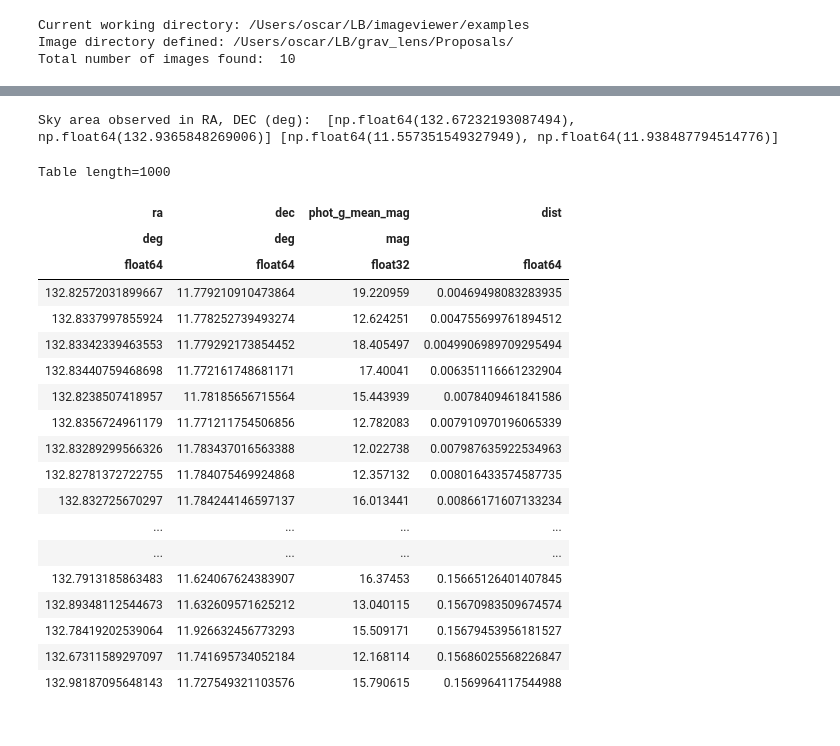
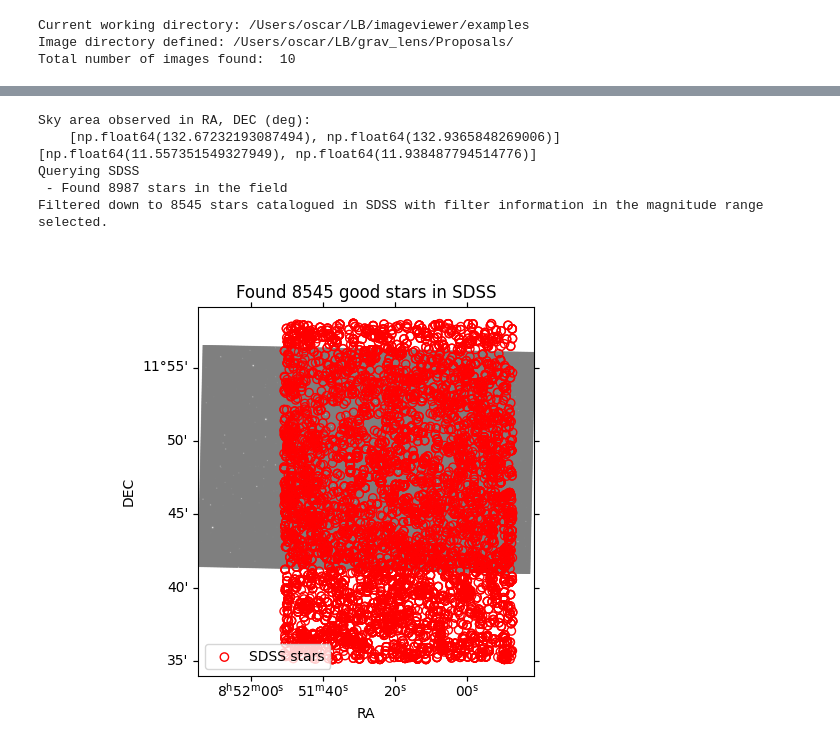
Before and after one commit to oscar-s-p/imageviewer, a Jupyter notebook: examples/photometry.ipynb, the cells around one changed output, grey strips where cells are left out. Cells and saved outputs as stored; diff of their text form; code cells hidden in the pictures.

```diff
--- a/examples/photometry.ipynb
+++ b/examples/photometry.ipynb
@@ -43,33 +65,18 @@ Total number of images found:  10
 # %%
 return_table = imgvw.get_catalogue(iv.df_files['path'].iloc[2],
-                                catalogue = 'Gaia',
+                                catalogue = 'SDSS',
                                 filter = ['g', 'r', 'i'],
-                                mag_range = (1,20),
-                                print_info = True)
+                                mag_range = (10,26),
+                                print_info = True,
+                                plot = True)
 # %% [output]
-Sky area observed in RA, DEC (deg):  [np.float64(132.67232193087494), np.float64(132.9365848269006)] [np.float64(11.557351549327949), np.float64(11.938487794514776)]
+Sky area observed in RA, DEC (deg):
+    [np.float64(132.67232193087494), np.float64(132.9365848269006)] [np.float64(11.557351549327949), np.float64(11.938487794514776)]
+Querying SDSS
+ - Found 8987 stars in the field
+Filtered down to 8545 stars catalogued in SDSS with filter information in the magnitude range selected.
+[figure, added]
 # %%
-return_table
+return_table.to_pandas().to_pickle('./SDSS_%s.pkl'%object)
-# %% [output]
-Table length=1000
-| ra | dec | phot_g_mean_mag | dist |
-| deg | deg | mag |  |
-| float64 | float64 | float32 | float64 |
-| 132.82572031899667 | 11.779210910473864 | 19.220959 | 0.00469498083283935 |
-| 132.8337997855924 | 11.778252739493274 | 12.624251 | 0.004755699761894512 |
-| 132.83342339463553 | 11.779292173854452 | 18.405497 | 0.0049906989709295494 |
-| 132.83440759468698 | 11.772161748681171 | 17.40041 | 0.006351116661232904 |
-| 132.8238507418957 | 11.78185656715564 | 15.443939 | 0.0078409461841586 |
-| 132.8356724961179 | 11.771211754506856 | 12.782083 | 0.007910970196065339 |
-| 132.83289299566326 | 11.783437016563388 | 12.022738 | 0.007987635922534963 |
-| 132.82781372722755 | 11.784075469924868 | 12.357132 | 0.008016433574587735 |
-| 132.832725670297 | 11.784244146597137 | 16.013441 | 0.00866171607133234 |
-| ... | ... | ... | ... |
-| ... | ... | ... | ... |
-| 132.7913185863483 | 11.624067624383907 | 16.37453 | 0.15665126401407845 |
-| 132.89348112544673 | 11.632609571625212 | 13.040115 | 0.15670983509674574 |
-| 132.78419202539064 | 11.926632456773293 | 15.509171 | 0.15679453956181527 |
-| 132.67311589297097 | 11.741695734052184 | 12.168114 | 0.15686025568226847 |
-| 132.98187095648143 | 11.727549321103576 | 15.790615 | 0.1569964117544988 |
 # %%
 phot = imgvw.photo_analysis(iv.df_files['path'].iloc[3], plot=True, print_info=False,
```
Also changed, not shown: parts of 8 cells of this notebook, 2 other files.
